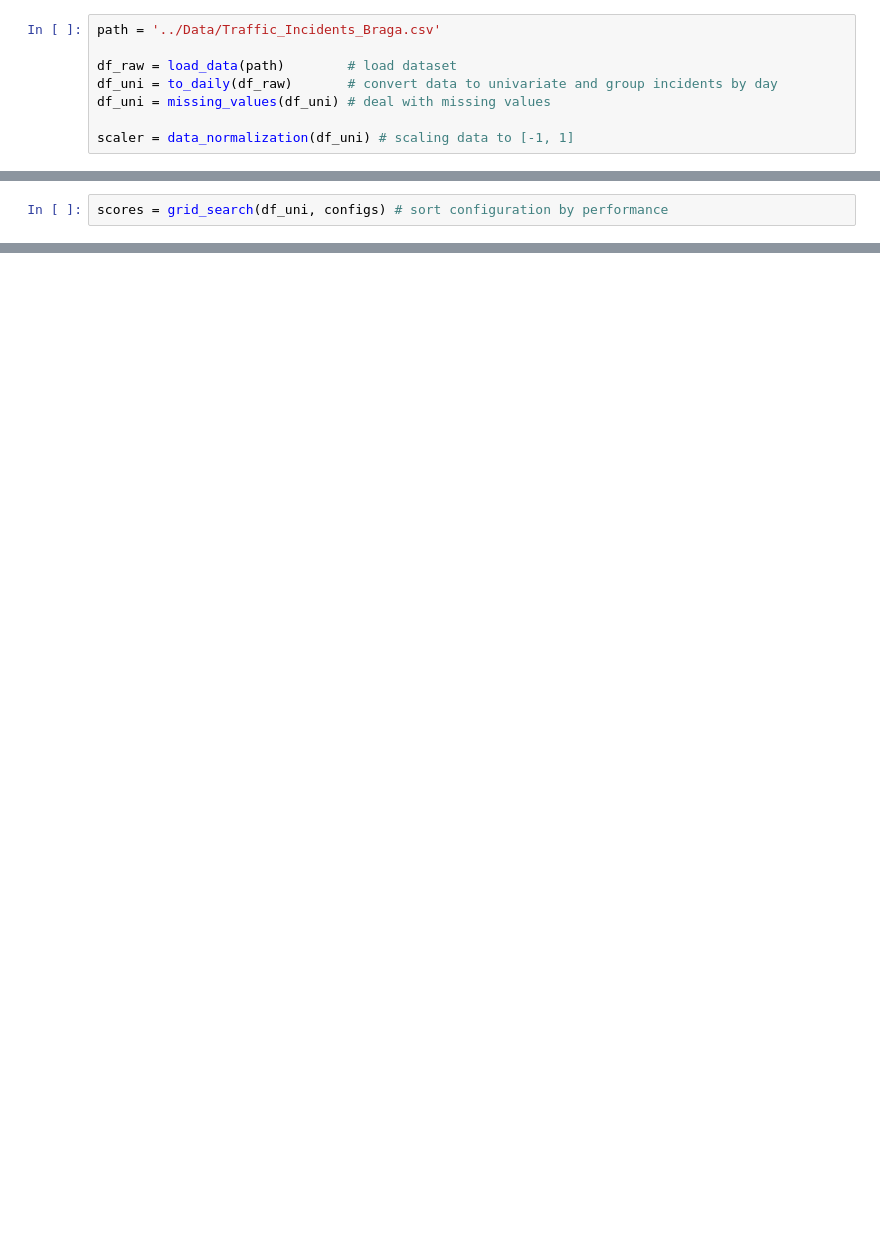
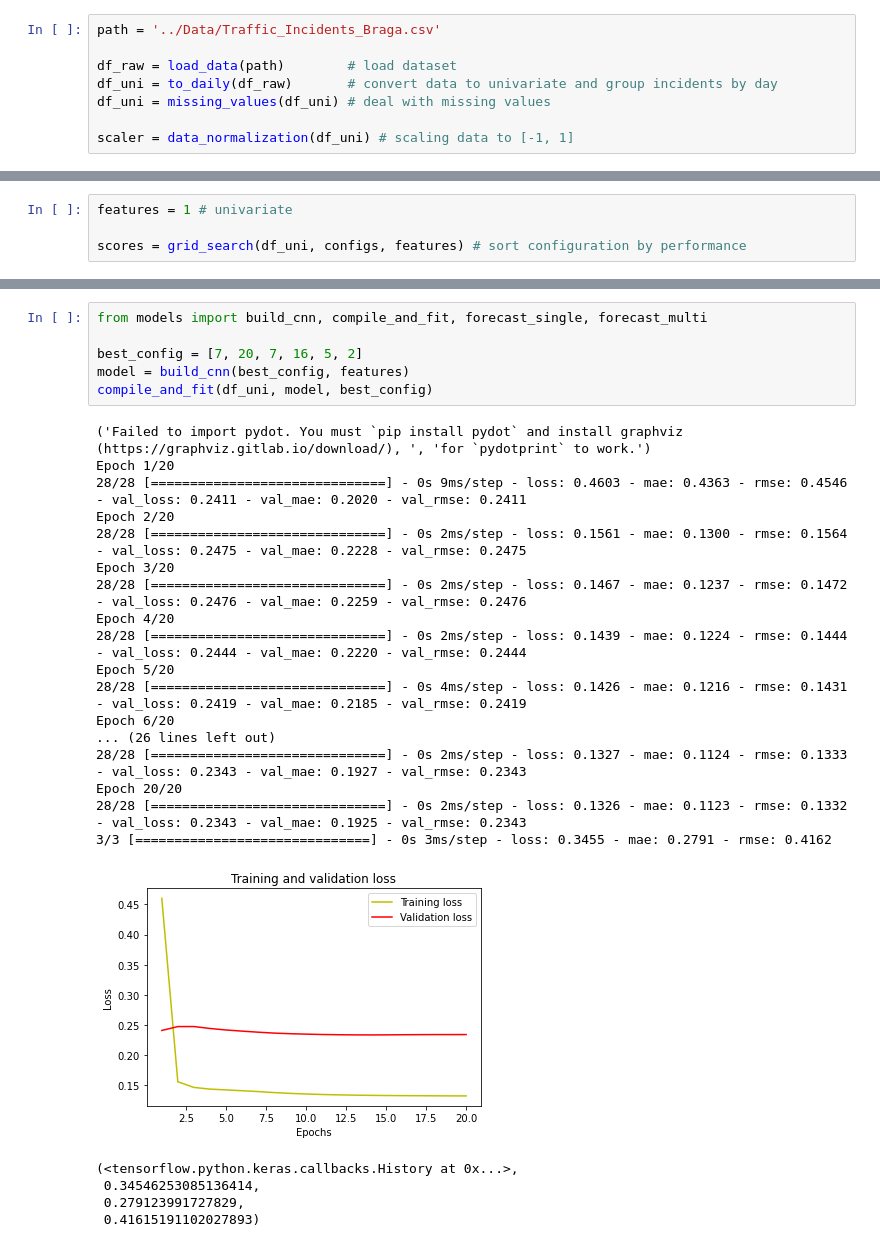
Before and after one commit to BenjamimOliveira/MLFA_CSC_TP2, a Jupyter notebook: Traffic_Incidents_Braga/CNN/execution.ipynb, the cells around one changed output, grey strips where cells are left out. Drawn from its saved outputs; the diff is of its cells as text; blank space fills up the shorter version.

Commit message:
single-step and multi-step forecasting working

```diff
--- a/Traffic_Incidents_Braga/CNN/execution.ipynb
+++ b/Traffic_Incidents_Braga/CNN/execution.ipynb
@@ -33,7 +33,9 @@ configs = generate_configs(timestep, epochs, batch_size, filters, kernel_size, p
 # %% [output]
 Generated 8 different configurations
 # %%
-scores = grid_search(df_uni, configs) # sort configuration by performance
+features = 1 # univariate
+
+scores = grid_search(df_uni, configs, features) # sort configuration by performance
 # %% [output]
 ('Failed to import pydot. You must `pip install pydot` and install graphviz (https://graphviz.gitlab.io/download/), ', 'for `pydotprint` to work.')
 Epoch 1/10
@@ -145,2 +147,31 @@ Epoch 10/10
 [figure]
 ... (5 outputs left out)
+# %%
+from models import build_cnn, compile_and_fit, forecast_single, forecast_multi
+
+best_config = [7, 20, 7, 16, 5, 2]
+model = build_cnn(best_config, features)
+compile_and_fit(df_uni, model, best_config)
+# %% [output]
+('Failed to import pydot. You must `pip install pydot` and install graphviz (https://graphviz.gitlab.io/download/), ', 'for `pydotprint` to work.')
+Epoch 1/20
+28/28 [==============================] - 0s 9ms/step - loss: 0.4603 - mae: 0.4363 - rmse: 0.4546 - val_loss: 0.2411 - val_mae: 0.2020 - val_rmse: 0.2411
+Epoch 2/20
+28/28 [==============================] - 0s 2ms/step - loss: 0.1561 - mae: 0.1300 - rmse: 0.1564 - val_loss: 0.2475 - val_mae: 0.2228 - val_rmse: 0.2475
+Epoch 3/20
+28/28 [==============================] - 0s 2ms/step - loss: 0.1467 - mae: 0.1237 - rmse: 0.1472 - val_loss: 0.2476 - val_mae: 0.2259 - val_rmse: 0.2476
+Epoch 4/20
+28/28 [==============================] - 0s 2ms/step - loss: 0.1439 - mae: 0.1224 - rmse: 0.1444 - val_loss: 0.2444 - val_mae: 0.2220 - val_rmse: 0.2444
+Epoch 5/20
+28/28 [==============================] - 0s 4ms/step - loss: 0.1426 - mae: 0.1216 - rmse: 0.1431 - val_loss: 0.2419 - val_mae: 0.2185 - val_rmse: 0.2419
+Epoch 6/20
+... (26 lines left out)
+28/28 [==============================] - 0s 2ms/step - loss: 0.1327 - mae: 0.1124 - rmse: 0.1333 - val_loss: 0.2343 - val_mae: 0.1927 - val_rmse: 0.2343
+Epoch 20/20
+28/28 [==============================] - 0s 2ms/step - loss: 0.1326 - mae: 0.1123 - rmse: 0.1332 - val_loss: 0.2343 - val_mae: 0.1925 - val_rmse: 0.2343
+3/3 [==============================] - 0s 3ms/step - loss: 0.3455 - mae: 0.2791 - rmse: 0.4162
+[figure, added]
+(<tensorflow.python.keras.callbacks.History at 0x...>,
+ 0.34546253085136414,
+ 0.279123991727829,
+ 0.41615191102027893)
```
Also changed, not shown: parts of 5 cells of this notebook, 1 other file.
